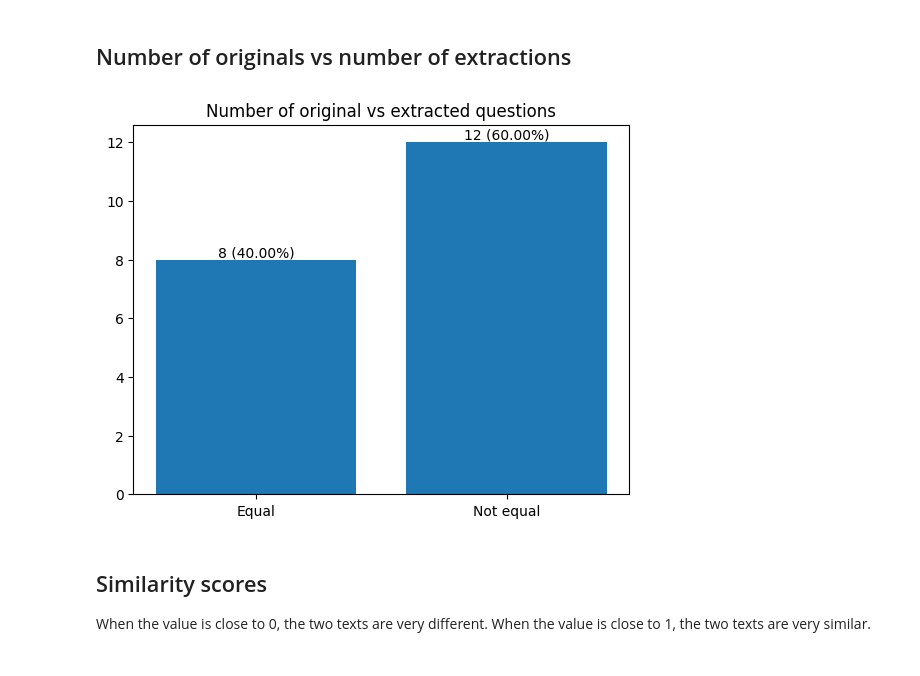
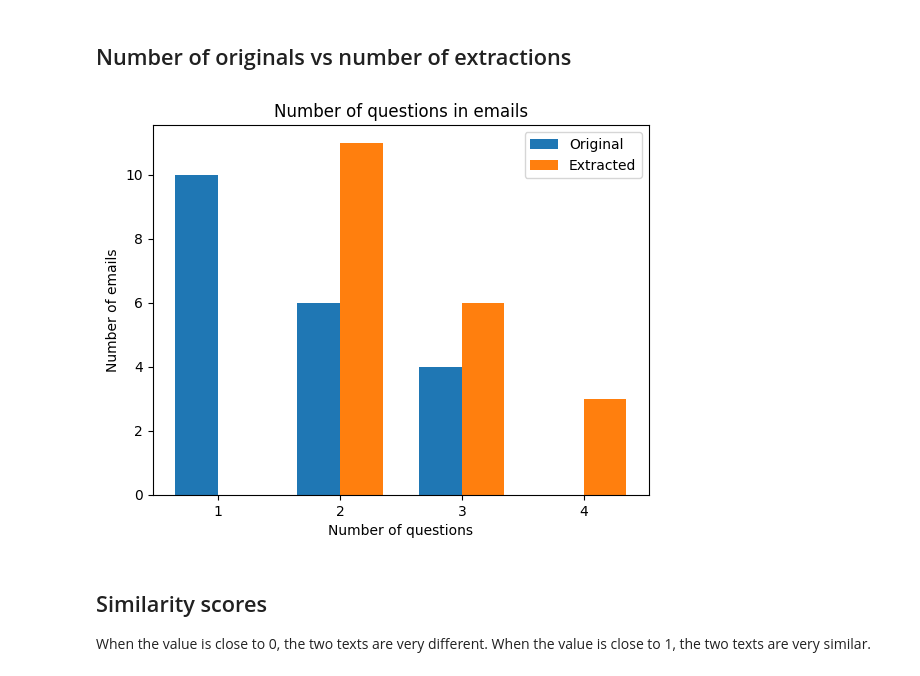
Before and after one commit to davidfrisch/swiftmail, a Jupyter notebook: benchmarking/notebooks/1_benchmarking_extract_results.ipynb, the cells around one changed output. Cells and saved outputs as stored; diff of their text form; code cells hidden in the pictures.

```diff
--- a/benchmarking/notebooks/1_benchmarking_extract_results.ipynb
+++ b/benchmarking/notebooks/1_benchmarking_extract_results.ipynb
@@ -39,29 +21,46 @@ with open(extraction_benchmark_path, "r") as file:
 # %% [markdown]
 ## Number of originals vs number of extractions
-# %%
-numbers_extracted = {}
-
-for email in data_extraction["results"]:
-    num_original =  len(data_extraction["results"][email]["original_questions"])
-    num_extracted = len(data_extraction["results"][email]["extracted_questions"])
-    numbers_extracted[email] = {
-          "num_original": num_original,
-          "num_extracted": num_extracted,
-          "ratio": num_extracted / num_original,
-          "equal": num_original == num_extracted
-    }
-
-# Plot equal and not equal
-equal = [numbers_extracted[email]["equal"] for email in numbers_extracted]
-not_equal = len(equal) - sum(equal)
-plt.bar(["Equal", "Not equal"], [sum(equal), not_equal])
-plt.title("Number of original vs extracted questions")
-
-for i, v in enumerate([sum(equal), not_equal]):
-    plt.text(i, v + 0.1, f"{v} ({v/len(equal)*100:.2f}%)", ha='center')
-plt.show()
-# %% [output]
-[figure, removed]
+# %%
+numbers_extracted = {
+  'original': {
+    '1' : 0,
+    '2' : 0,
+    '3' : 0,
+    '4' : 0
+  },
+  'extracted': {
+    '1' : 0,
+    '2' : 0,
+    '3' : 0,
+    '4' : 0
+  }
+}
+
+for email in data_extraction["results"]:
+    num_original =  len(data_extraction["results"][email]["original_questions"])
+    num_extracted = len(data_extraction["results"][email]["extracted_questions"])
+    numbers_extracted['original'][str(num_original)] += 1
+    numbers_extracted['extracted'][str(num_extracted)] += 1
+
+#side by side bar plot
+fig, ax = plt.subplots()
+bar_width = 0.35
+bar_positions = range(4)
+bar_positions_extracted = [x + bar_width for x in bar_positions]
+
+ax.bar(bar_positions, numbers_extracted['original'].values(), bar_width, label='Original')
+ax.bar(bar_positions_extracted, numbers_extracted['extracted'].values(), bar_width, label='Extracted')
+
+ax.set_xlabel('Number of questions')
+ax.set_ylabel('Number of emails')
+ax.set_title('Number of questions in emails')
+ax.set_xticks([x + bar_width/2 for x in bar_positions])
+ax.set_xticklabels(numbers_extracted['original'].keys())
+ax.legend()
+
+plt.show()
+# %% [output]
+[figure, added]
 # %% [markdown]
 ## Similarity scores
 
```
Also changed, not shown: parts of 5 cells of this notebook, 1 other file.
